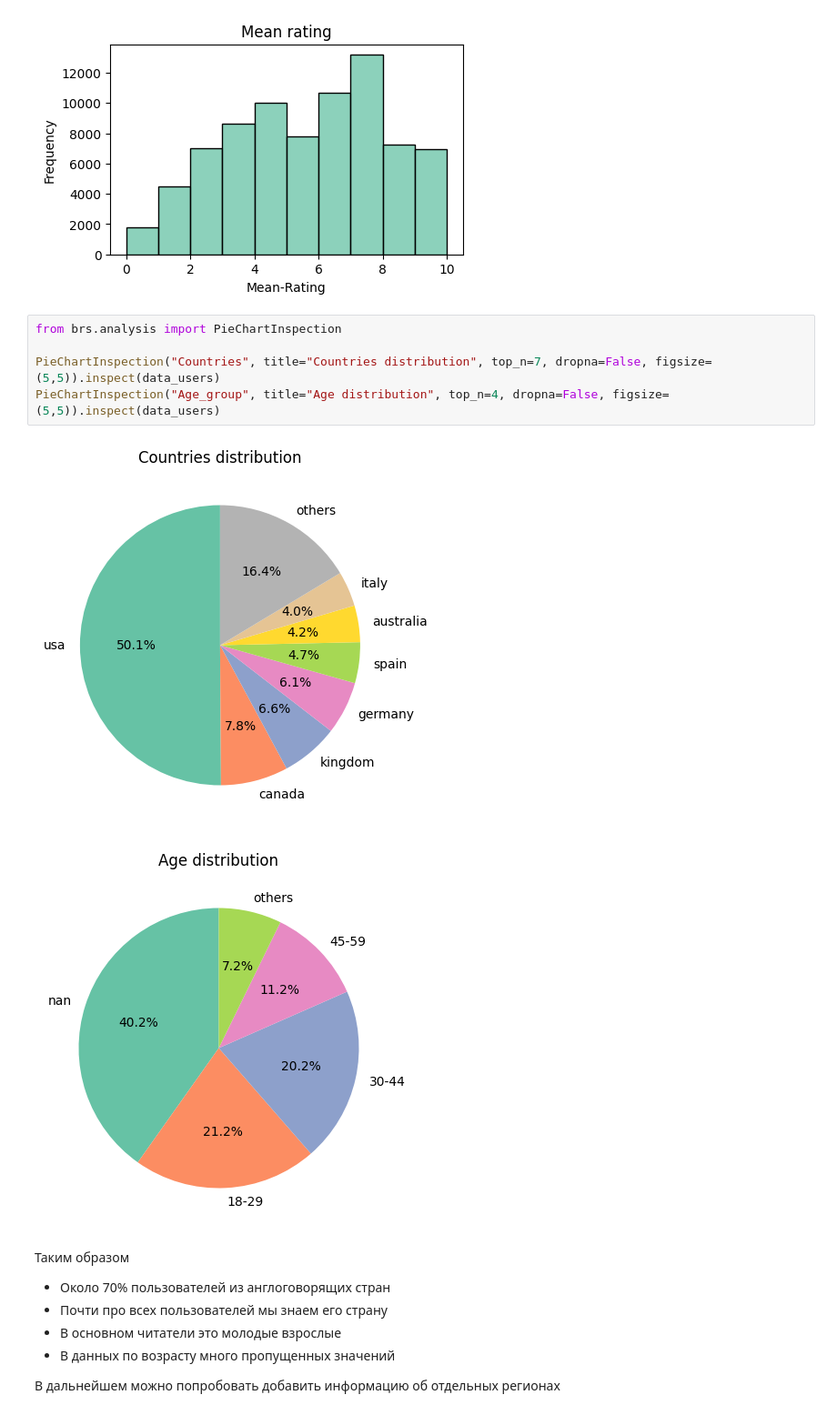
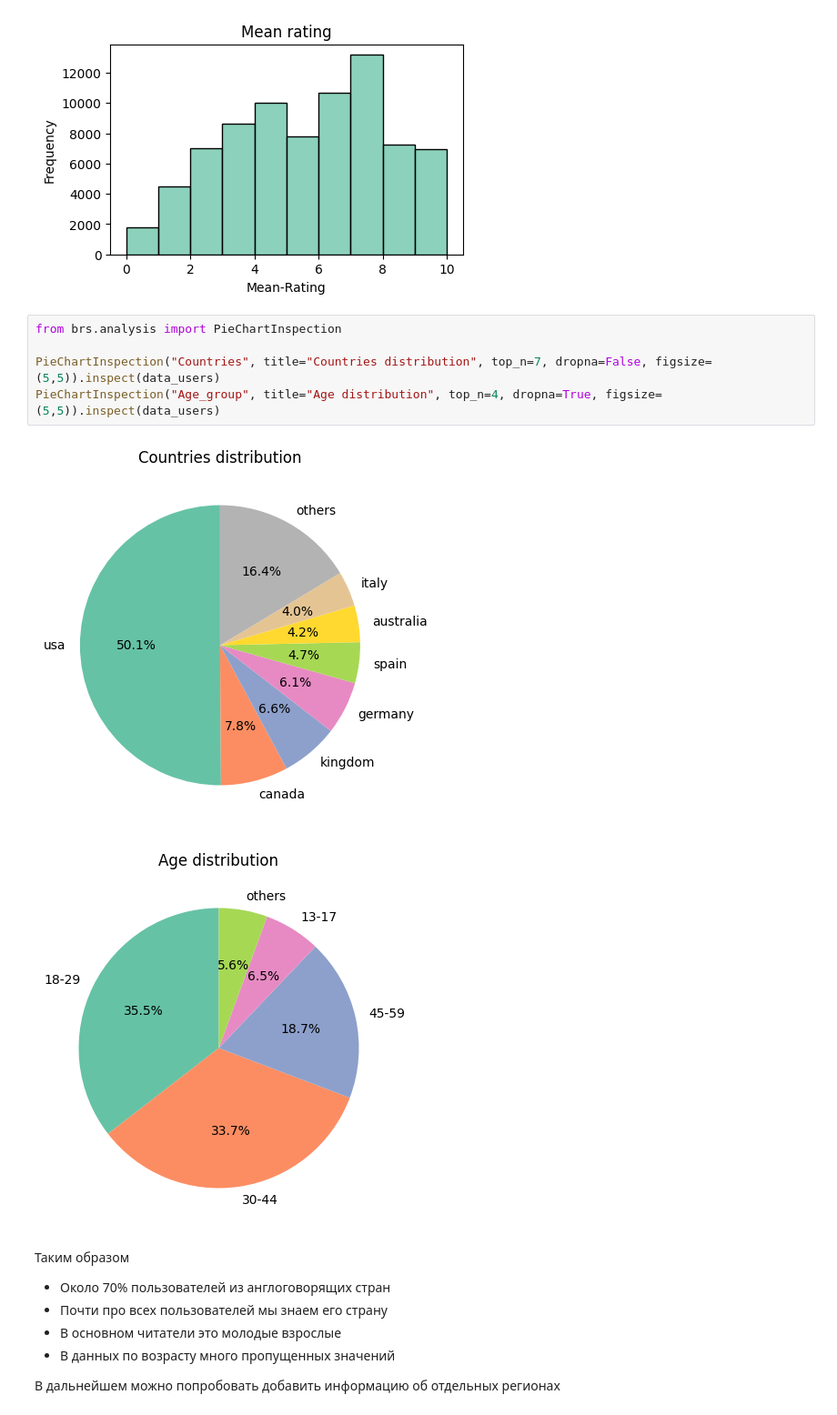
Before and after one commit to FortrainMas/BRS, a Jupyter notebook: notebooks/eda.ipynb, the cells around one changed output. Shown at 91% size. Cells and saved outputs as stored; diff of their text form.

Commit message:
Finished preprocessing. Clean data is ready

```diff
--- a/notebooks/eda.ipynb
+++ b/notebooks/eda.ipynb
@@ -150,11 +148,11 @@ HistogramInspection("Mean-Rating", title="Mean rating", figsize=(5,3)).inspect(t
 # %%
 from brs.analysis import PieChartInspection
 
 PieChartInspection("Countries", title="Countries distribution", top_n=7, dropna=False, figsize=(5,5)).inspect(data_users)
-PieChartInspection("Age_group", title="Age distribution", top_n=4, dropna=False, figsize=(5,5)).inspect(data_users)
+PieChartInspection("Age_group", title="Age distribution", top_n=4, dropna=True, figsize=(5,5)).inspect(data_users)
 # %% [output]
 [figure]
-[figure, old version]
+[figure, new version]
 # %% [markdown]
 Таким образом
 
```
Also changed, not shown: parts of 14 cells of this notebook, 6 other files.
